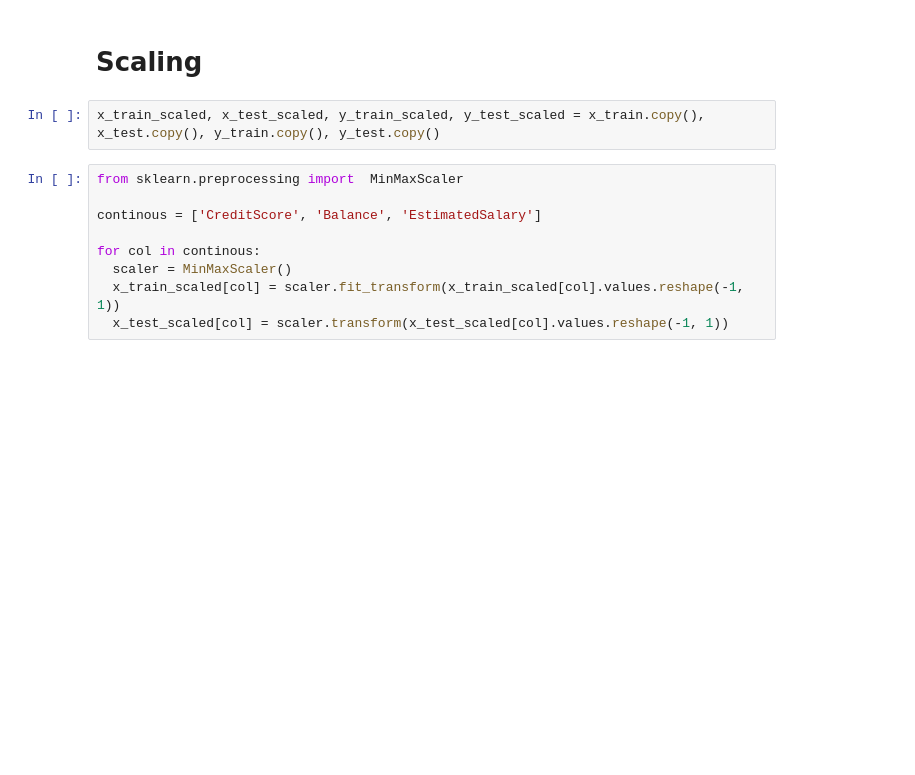
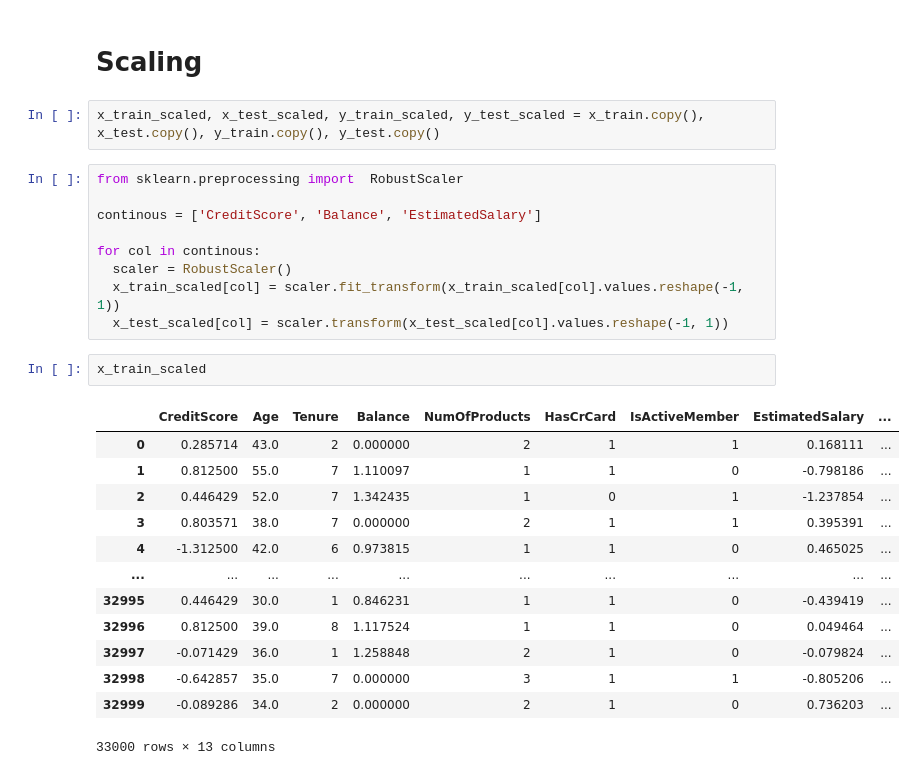
Before and after one commit to jalviss/Model, a Jupyter notebook: modelling.ipynb, the cells around one changed output. Cells and saved outputs as stored; diff of their text form; blank space fills up the shorter version.

```diff
--- a/modelling.ipynb
+++ b/modelling.ipynb
@@ -245,11 +249,27 @@ x_test
 # %%
 x_train_scaled, x_test_scaled, y_train_scaled, y_test_scaled = x_train.copy(), x_test.copy(), y_train.copy(), y_test.copy()
 # %%
-from sklearn.preprocessing import  MinMaxScaler
+from sklearn.preprocessing import  RobustScaler
 
 continous = ['CreditScore', 'Balance', 'EstimatedSalary']
 
 for col in continous:
-  scaler = MinMaxScaler()
+  scaler = RobustScaler()
   x_train_scaled[col] = scaler.fit_transform(x_train_scaled[col].values.reshape(-1, 1))
   x_test_scaled[col] = scaler.transform(x_test_scaled[col].values.reshape(-1, 1))
+# %%
+x_train_scaled
+# %% [output]
+|  | CreditScore | Age | Tenure | Balance | NumOfProducts | HasCrCard | IsActiveMember | EstimatedSalary | ... |
+| 0 | 0.285714 | 43.0 | 2 | 0.000000 | 2 | 1 | 1 | 0.168111 | ... |
+| 1 | 0.812500 | 55.0 | 7 | 1.110097 | 1 | 1 | 0 | -0.798186 | ... |
+| 2 | 0.446429 | 52.0 | 7 | 1.342435 | 1 | 0 | 1 | -1.237854 | ... |
+| 3 | 0.803571 | 38.0 | 7 | 0.000000 | 2 | 1 | 1 | 0.395391 | ... |
+| 4 | -1.312500 | 42.0 | 6 | 0.973815 | 1 | 1 | 0 | 0.465025 | ... |
+| ... | ... | ... | ... | ... | ... | ... | ... | ... | ... |
+| 32995 | 0.446429 | 30.0 | 1 | 0.846231 | 1 | 1 | 0 | -0.439419 | ... |
+| 32996 | 0.812500 | 39.0 | 8 | 1.117524 | 1 | 1 | 0 | 0.049464 | ... |
+| 32997 | -0.071429 | 36.0 | 1 | 1.258848 | 2 | 1 | 0 | -0.079824 | ... |
+| 32998 | -0.642857 | 35.0 | 7 | 0.000000 | 3 | 1 | 1 | -0.805206 | ... |
+| 32999 | -0.089286 | 34.0 | 2 | 0.000000 | 2 | 1 | 0 | 0.736203 | ... |
+33000 rows × 13 columns
```
Also changed, not shown: parts of 17 cells of this notebook.
